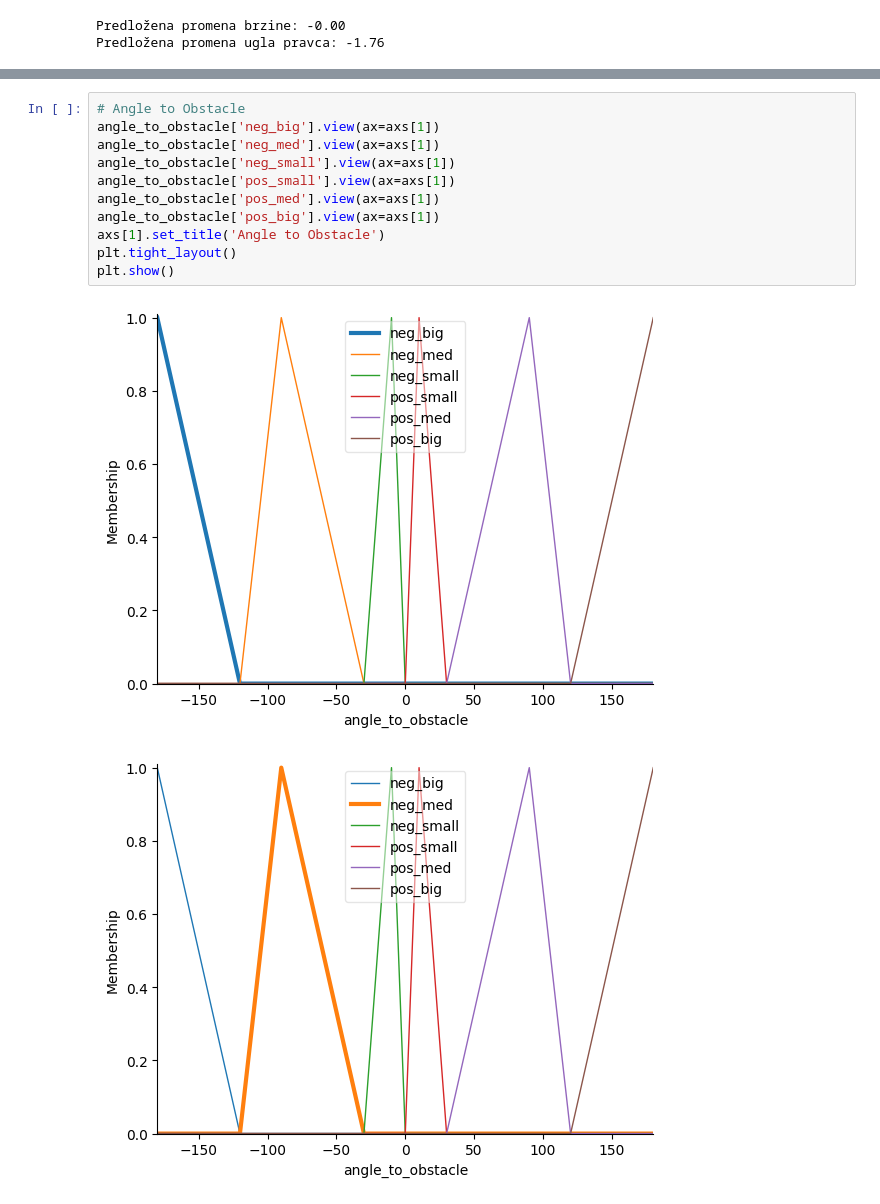
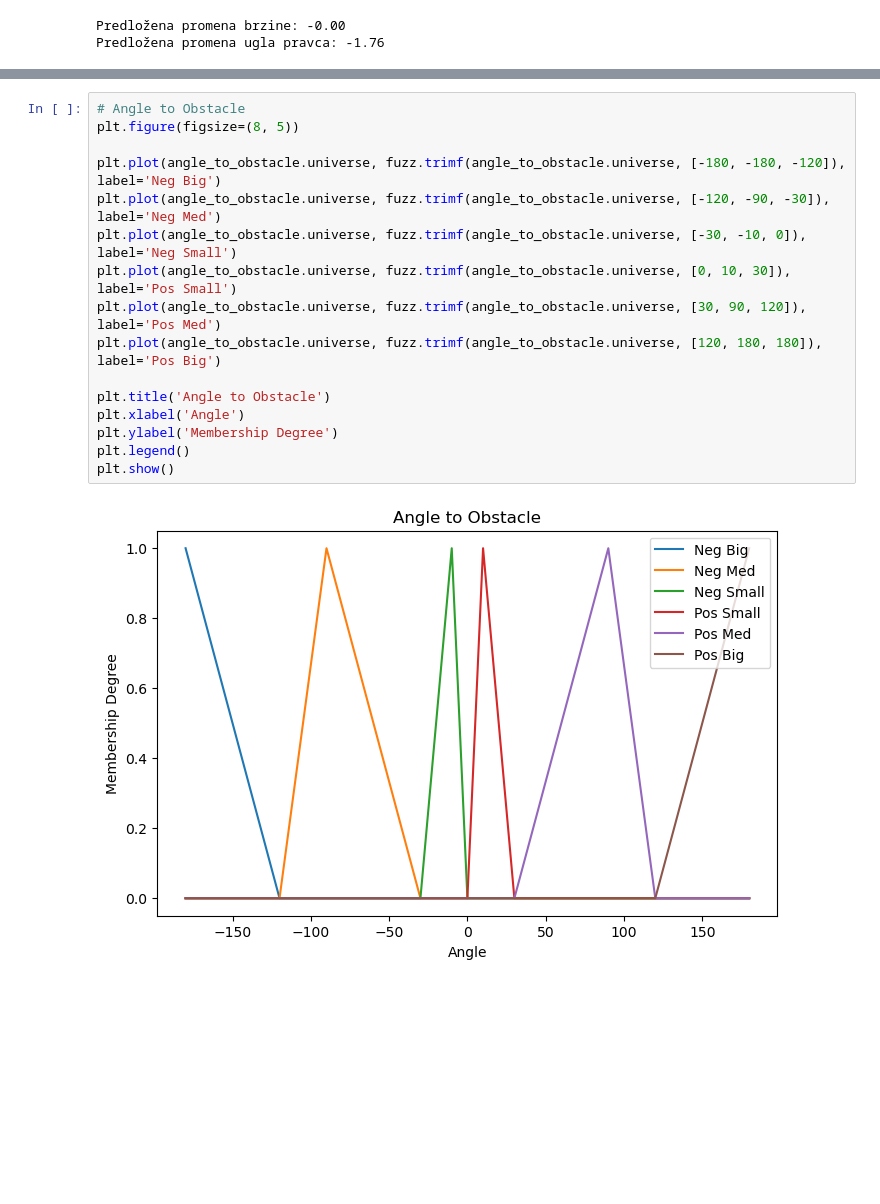
Before and after one commit to milicakuzet/FuzzyLogicUnmannedVehicles, a Jupyter notebook: KretanjeSaPreprekama.ipynb, the cells around one changed output, grey strips where cells are left out. Cells and saved outputs as stored; diff of their text form; blank space fills up the shorter version.

```diff
--- a/KretanjeSaPreprekama.ipynb
+++ b/KretanjeSaPreprekama.ipynb
@@ -113,14 +116,18 @@ plt.show()
 # %%
 # Angle to Obstacle
-angle_to_obstacle['neg_big'].view(ax=axs[1])
-angle_to_obstacle['neg_med'].view(ax=axs[1])
-angle_to_obstacle['neg_small'].view(ax=axs[1])
-angle_to_obstacle['pos_small'].view(ax=axs[1])
-angle_to_obstacle['pos_med'].view(ax=axs[1])
-angle_to_obstacle['pos_big'].view(ax=axs[1])
-axs[1].set_title('Angle to Obstacle')
-plt.tight_layout()
+plt.figure(figsize=(8, 5))
+
+plt.plot(angle_to_obstacle.universe, fuzz.trimf(angle_to_obstacle.universe, [-180, -180, -120]), label='Neg Big')
+plt.plot(angle_to_obstacle.universe, fuzz.trimf(angle_to_obstacle.universe, [-120, -90, -30]), label='Neg Med')
+plt.plot(angle_to_obstacle.universe, fuzz.trimf(angle_to_obstacle.universe, [-30, -10, 0]), label='Neg Small')
+plt.plot(angle_to_obstacle.universe, fuzz.trimf(angle_to_obstacle.universe, [0, 10, 30]), label='Pos Small')
+plt.plot(angle_to_obstacle.universe, fuzz.trimf(angle_to_obstacle.universe, [30, 90, 120]), label='Pos Med')
+plt.plot(angle_to_obstacle.universe, fuzz.trimf(angle_to_obstacle.universe, [120, 180, 180]), label='Pos Big')
+
+plt.title('Angle to Obstacle')
+plt.xlabel('Angle')
+plt.ylabel('Membership Degree')
+plt.legend()
 plt.show()
 # %% [output]
-[figure, old version]
+[figure, new version]
-[figure, removed]
```
Also changed, not shown: parts of 5 cells of this notebook.
